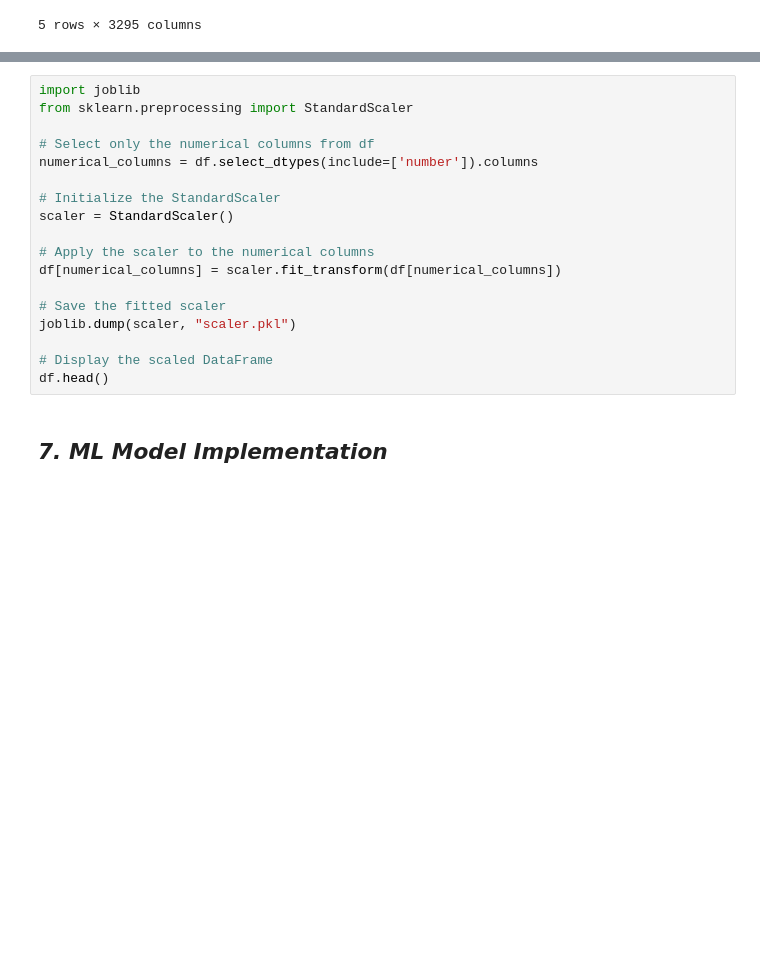
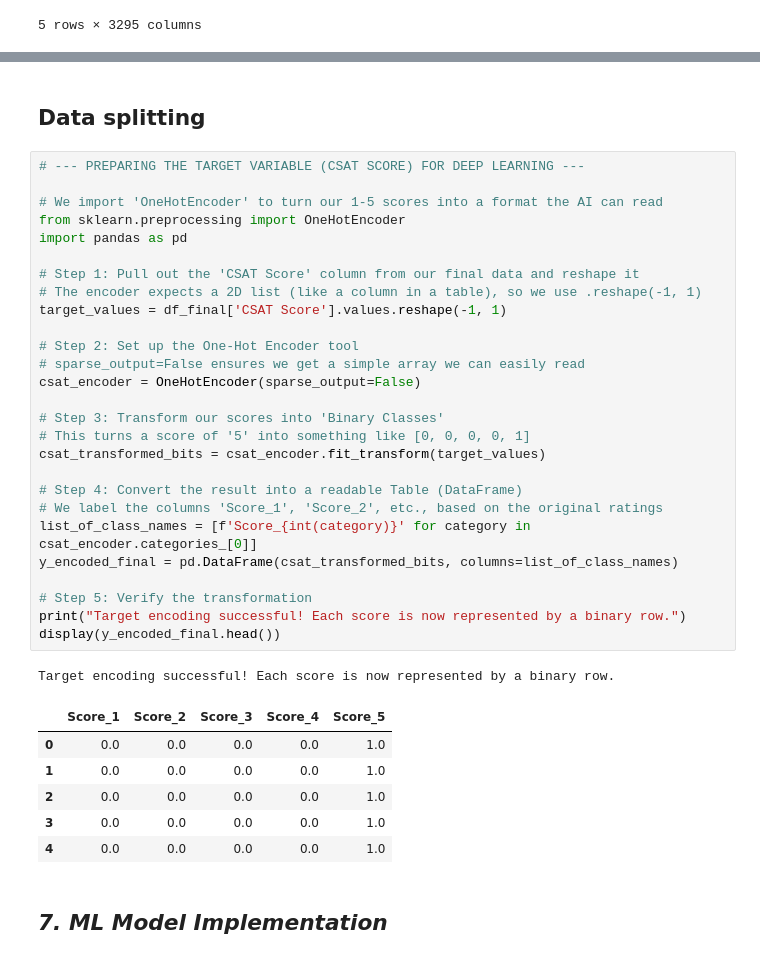
Before and after one commit to amol004/E-Commerce-Customer-Satisfaction-Score-Prediction-Deep-Learning, a Jupyter notebook: E_Commerce_Customer_Satisfaction_Score_Prediction.ipynb, the cells around one changed output, grey strips where cells are left out. Cells and saved outputs as stored; diff of their text form; blank space fills up the shorter version.

```diff
--- a/E_Commerce_Customer_Satisfaction_Score_Prediction.ipynb
+++ b/E_Commerce_Customer_Satisfaction_Score_Prediction.ipynb
@@ -1179,21 +1188,40 @@ display(df_removed.head())
-# %%
-import joblib
-from sklearn.preprocessing import StandardScaler
-
-# Select only the numerical columns from df
-numerical_columns = df.select_dtypes(include=['number']).columns
-
-# Initialize the StandardScaler
-scaler = StandardScaler()
-
-# Apply the scaler to the numerical columns
-df[numerical_columns] = scaler.fit_transform(df[numerical_columns])
-
-# Save the fitted scaler
-joblib.dump(scaler, "scaler.pkl")
-
-# Display the scaled DataFrame
-df.head()
+# %% [markdown]
+## **Data splitting**
+# %%
+# --- PREPARING THE TARGET VARIABLE (CSAT SCORE) FOR DEEP LEARNING ---
+
+# We import 'OneHotEncoder' to turn our 1-5 scores into a format the AI can read
+from sklearn.preprocessing import OneHotEncoder
+import pandas as pd
+
+# Step 1: Pull out the 'CSAT Score' column from our final data and reshape it
+# The encoder expects a 2D list (like a column in a table), so we use .reshape(-1, 1)
+target_values = df_final['CSAT Score'].values.reshape(-1, 1)
+
+# Step 2: Set up the One-Hot Encoder tool
+# sparse_output=False ensures we get a simple array we can easily read
+csat_encoder = OneHotEncoder(sparse_output=False)
+
+# Step 3: Transform our scores into 'Binary Classes'
+# This turns a score of '5' into something like [0, 0, 0, 0, 1]
+csat_transformed_bits = csat_encoder.fit_transform(target_values)
+
+# Step 4: Convert the result into a readable Table (DataFrame)
+# We label the columns 'Score_1', 'Score_2', etc., based on the original ratings
+list_of_class_names = [f'Score_{int(category)}' for category in csat_encoder.categories_[0]]
+y_encoded_final = pd.DataFrame(csat_transformed_bits, columns=list_of_class_names)
+
+# Step 5: Verify the transformation
+print("Target encoding successful! Each score is now represented by a binary row.")
+display(y_encoded_final.head())
+# %% [output]
+Target encoding successful! Each score is now represented by a binary row.
+|  | Score_1 | Score_2 | Score_3 | Score_4 | Score_5 |
+| 0 | 0.0 | 0.0 | 0.0 | 0.0 | 1.0 |
+| 1 | 0.0 | 0.0 | 0.0 | 0.0 | 1.0 |
+| 2 | 0.0 | 0.0 | 0.0 | 0.0 | 1.0 |
+| 3 | 0.0 | 0.0 | 0.0 | 0.0 | 1.0 |
+| 4 | 0.0 | 0.0 | 0.0 | 0.0 | 1.0 |
 # %% [markdown]
 ## ***7. ML Model Implementation***
 # %% [markdown]
```
Also changed, not shown: parts of 1 cell of this notebook.
